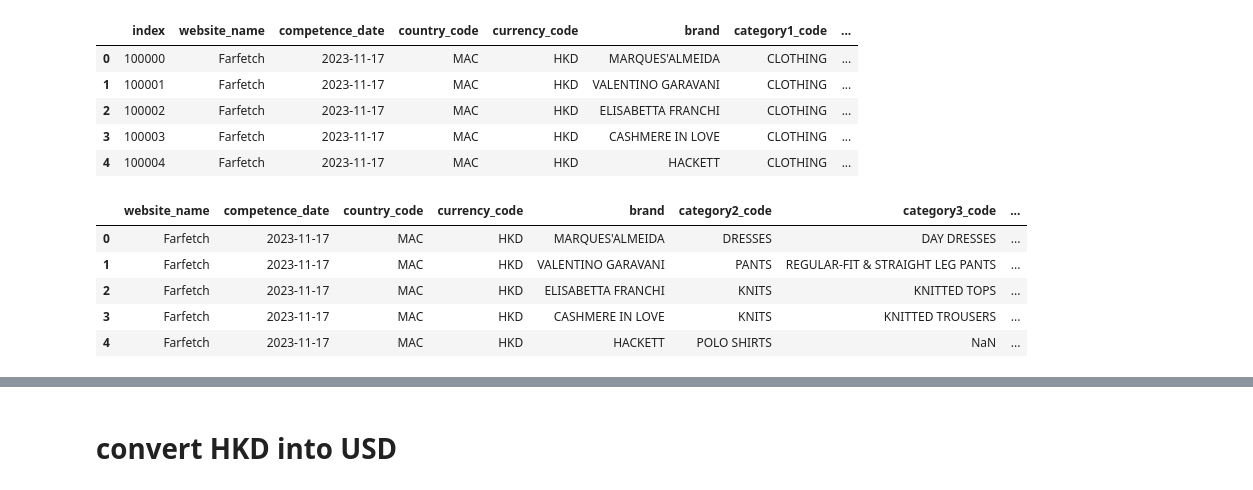
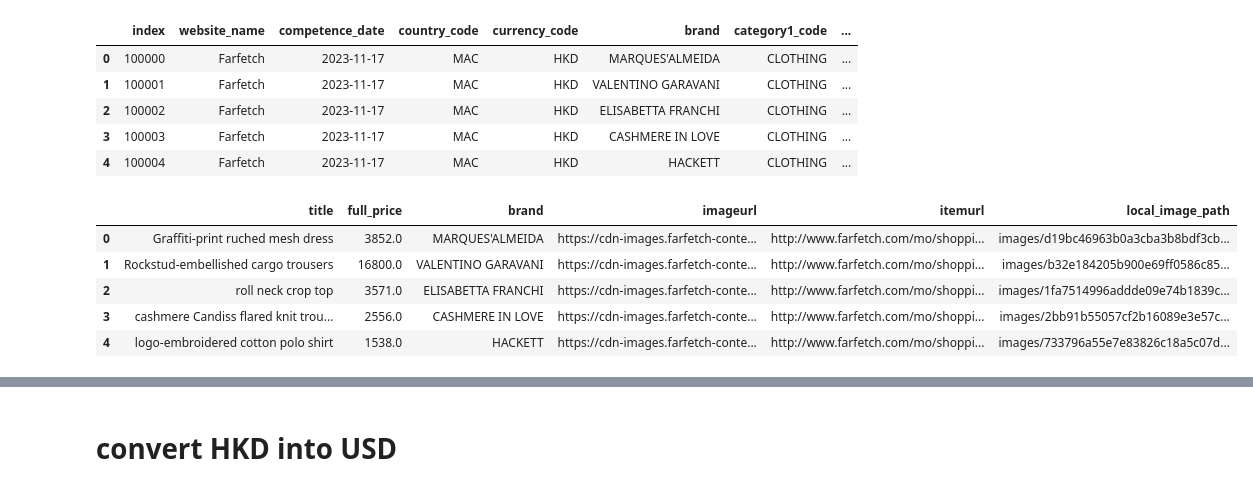
Before and after one commit to ieee-victoris-4-0/FreeDuddy-AI, a Jupyter notebook: data/data_explore.ipynb, the cells around one changed output, grey strips where cells are left out. Cells and saved outputs as stored; diff of their text form; code cells hidden in the pictures.

```diff
--- a/data/data_explore.ipynb
+++ b/data/data_explore.ipynb
@@ -14,20 +14,17 @@ df.head()
 | 3 | 100003 | Farfetch | 2023-11-17 | MAC | HKD | CASHMERE IN LOVE | CLOTHING | ... |
 | 4 | 100004 | Farfetch | 2023-11-17 | MAC | HKD | HACKETT | CLOTHING | ... |
 # %%
-cols = ['website_name', 'competence_date', 'country_code', 'currency_code',
-       'brand', 'category2_code', 'category3_code',
-       'product_code', 'title', 'itemurl', 'imageurl', 'full_price', 'price',
-       'flg_discount', 'local_image_path']
+cols = ['title', 'full_price', 'brand', 'imageurl', 'itemurl', 'local_image_path']
 
 df = df[cols]
 df.head()
 # %% [output]
-|  | website_name | competence_date | country_code | currency_code | brand | category2_code | category3_code | ... |
-| 0 | Farfetch | 2023-11-17 | MAC | HKD | MARQUES'ALMEIDA | DRESSES | DAY DRESSES | ... |
-| 1 | Farfetch | 2023-11-17 | MAC | HKD | VALENTINO GARAVANI | PANTS | REGULAR-FIT & STRAIGHT LEG PANTS | ... |
-| 2 | Farfetch | 2023-11-17 | MAC | HKD | ELISABETTA FRANCHI | KNITS | KNITTED TOPS | ... |
-| 3 | Farfetch | 2023-11-17 | MAC | HKD | CASHMERE IN LOVE | KNITS | KNITTED TROUSERS | ... |
-| 4 | Farfetch | 2023-11-17 | MAC | HKD | HACKETT | POLO SHIRTS | NaN | ... |
+|  | title | full_price | brand | imageurl | itemurl | local_image_path |
+| 0 | Graffiti-print ruched mesh dress | 3852.0 | MARQUES'ALMEIDA | https://cdn-images.farfetch-conte... | http://www.farfetch.com/mo/shoppi... | images/d19bc46963b0a3cba3b8bdf3cb... |
+| 1 | Rockstud-embellished cargo trousers | 16800.0 | VALENTINO GARAVANI | https://cdn-images.farfetch-conte... | http://www.farfetch.com/mo/shoppi... | images/b32e184205b900e69ff0586c85... |
+| 2 | roll neck crop top | 3571.0 | ELISABETTA FRANCHI | https://cdn-images.farfetch-conte... | http://www.farfetch.com/mo/shoppi... | images/1fa7514996addde09e74b1839c... |
+| 3 | cashmere Candiss flared knit trou... | 2556.0 | CASHMERE IN LOVE | https://cdn-images.farfetch-conte... | http://www.farfetch.com/mo/shoppi... | images/2bb91b55057cf2b16089e3e57c... |
+| 4 | logo-embroidered cotton polo shirt | 1538.0 | HACKETT | https://cdn-images.farfetch-conte... | http://www.farfetch.com/mo/shoppi... | images/733796a55e7e83826c18a5c07d... |
 # %%
 df.isna().sum()
 # %% [output]
```
Also changed, not shown: parts of 9 cells of this notebook, 4 other files.
